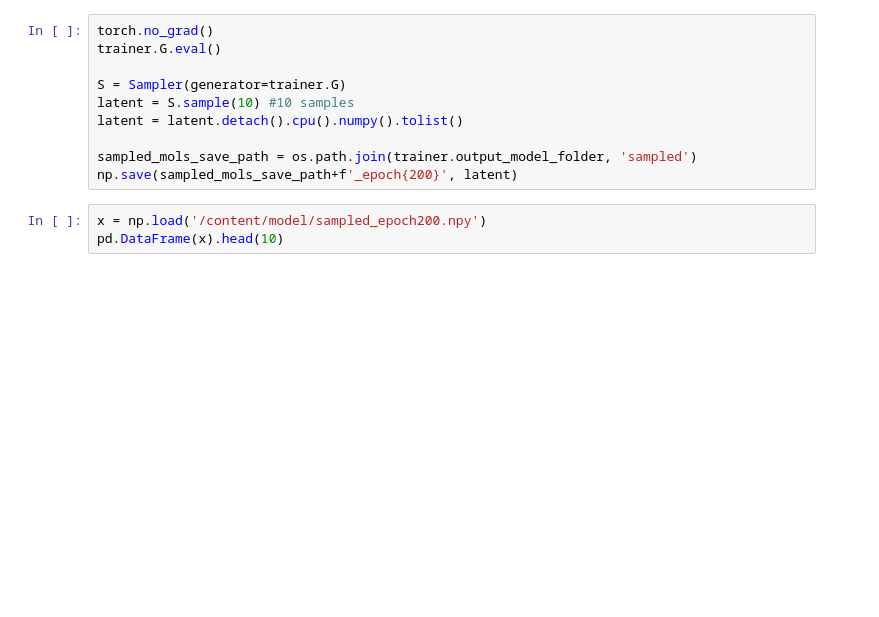
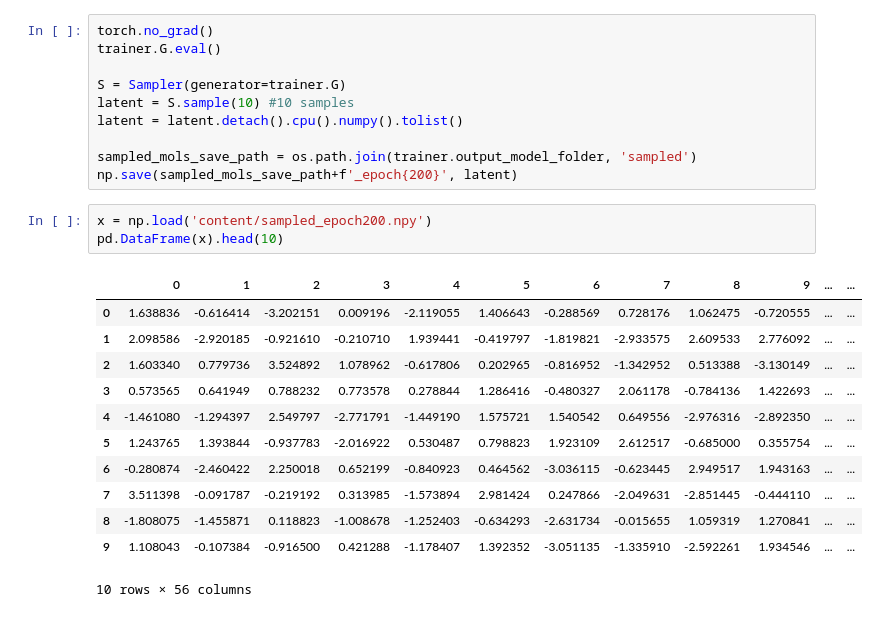
Before and after one commit to dssikdar/asdrp_QGAN, a Jupyter notebook: MolGAN-master/JTNN+LatenGAN_train.ipynb, the cells around one changed output. Saved outputs shown, nothing was run; the diff lists cells and outputs as text; blank space fills up the shorter version.

```diff
--- a/MolGAN-master/JTNN+LatenGAN_train.ipynb
+++ b/MolGAN-master/JTNN+LatenGAN_train.ipynb
@@ -356,5 +378,18 @@ latent = latent.detach().cpu().numpy().tolist()
 sampled_mols_save_path = os.path.join(trainer.output_model_folder, 'sampled')
 np.save(sampled_mols_save_path+f'_epoch{200}', latent)
 # %%
-x = np.load('/content/model/sampled_epoch200.npy')
+x = np.load('content/sampled_epoch200.npy')
 pd.DataFrame(x).head(10)
+# %% [output]
+|  | 0 | 1 | 2 | 3 | 4 | 5 | 6 | 7 | 8 | 9 | ... | ... |
+| 0 | 1.638836 | -0.616414 | -3.202151 | 0.009196 | -2.119055 | 1.406643 | -0.288569 | 0.728176 | 1.062475 | -0.720555 | ... | ... |
+| 1 | 2.098586 | -2.920185 | -0.921610 | -0.210710 | 1.939441 | -0.419797 | -1.819821 | -2.933575 | 2.609533 | 2.776092 | ... | ... |
+| 2 | 1.603340 | 0.779736 | 3.524892 | 1.078962 | -0.617806 | 0.202965 | -0.816952 | -1.342952 | 0.513388 | -3.130149 | ... | ... |
+| 3 | 0.573565 | 0.641949 | 0.788232 | 0.773578 | 0.278844 | 1.286416 | -0.480327 | 2.061178 | -0.784136 | 1.422693 | ... | ... |
+| 4 | -1.461080 | -1.294397 | 2.549797 | -2.771791 | -1.449190 | 1.575721 | 1.540542 | 0.649556 | -2.976316 | -2.892350 | ... | ... |
+| 5 | 1.243765 | 1.393844 | -0.937783 | -2.016922 | 0.530487 | 0.798823 | 1.923109 | 2.612517 | -0.685000 | 0.355754 | ... | ... |
+| 6 | -0.280874 | -2.460422 | 2.250018 | 0.652199 | -0.840923 | 0.464562 | -3.036115 | -0.623445 | 2.949517 | 1.943163 | ... | ... |
+| 7 | 3.511398 | -0.091787 | -0.219192 | 0.313985 | -1.573894 | 2.981424 | 0.247866 | -2.049631 | -2.851445 | -0.444110 | ... | ... |
+| 8 | -1.808075 | -1.455871 | 0.118823 | -1.008678 | -1.252403 | -0.634293 | -2.631734 | -0.015655 | 1.059319 | 1.270841 | ... | ... |
+| 9 | 1.108043 | -0.107384 | -0.916500 | 0.421288 | -1.178407 | 1.392352 | -3.051135 | -1.335910 | -2.592261 | 1.934546 | ... | ... |
+10 rows × 56 columns
```
Also changed, not shown: parts of 5 cells of this notebook, 46 other files.
